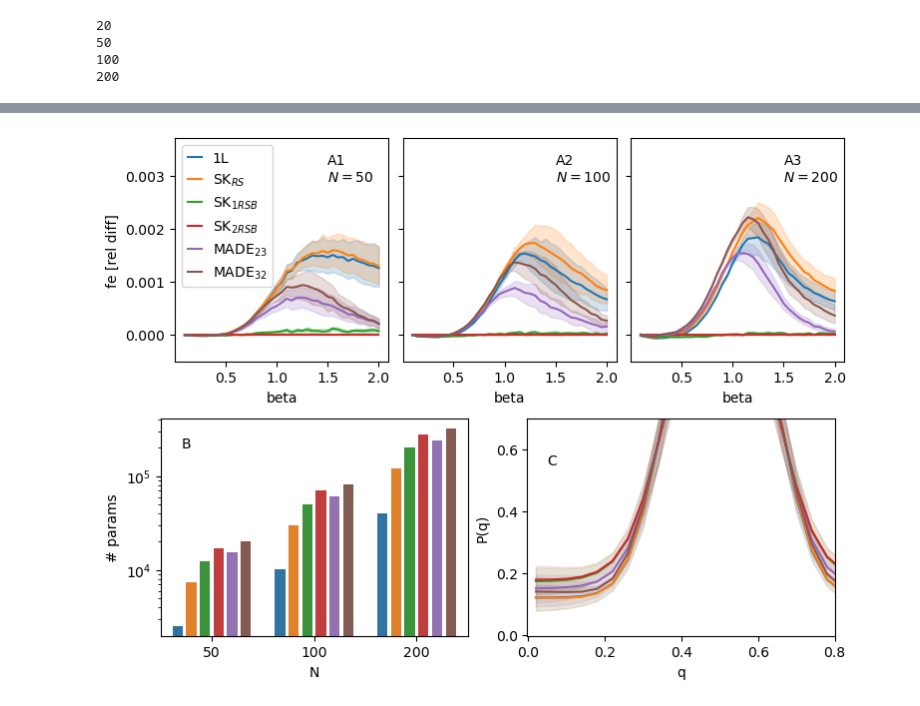
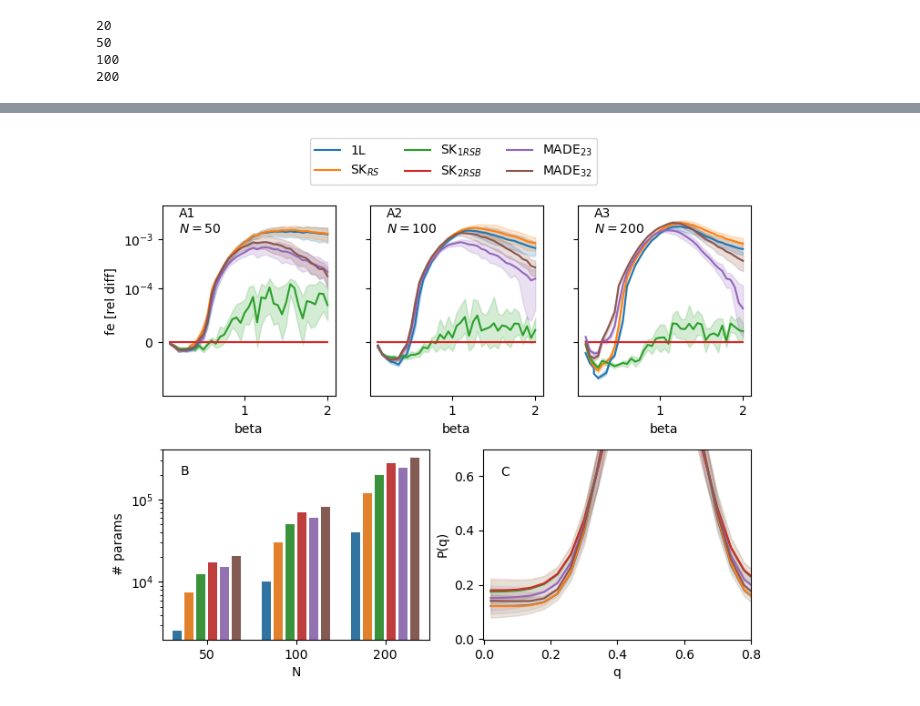
Before and after one commit to ocadni/h2arnn, a Jupyter notebook: results/SK/SK_plots.ipynb, the cells around one changed output, grey strips where cells are left out. Drawn from its saved outputs; the diff is of its cells as text; code cells hidden in the pictures.

```diff
--- a/results/SK/SK_plots.ipynb
+++ b/results/SK/SK_plots.ipynb
@@ -154,22 +158,26 @@ for N in Ns:
 import seaborn as sns
 import matplotlib.pyplot as plt
 
-Ns=[20, 50, 100, 200]
-fig, axs = plt.subplots(4,4, figsize=(20, 25), sharey="row")
+Ns = [20, 50, 100, 200]
+fig, axs = plt.subplots(4, 4, figsize=(20, 25), sharey="row")
 
 for i, N in enumerate(Ns):
     d_ = data[(data["N"] == N)]
-    sns.lineplot(data=d_, x="beta", y="err_fe", hue="net_spec", ax=axs[0][i], legend="full")
+    sns.lineplot(data=d_, x="beta", y="err_fe",
+                 hue="net_spec", ax=axs[0][i], legend="full")
 
 for i, N in enumerate(Ns):
     d_ = data[(data["N"] == N)]
-    sns.lineplot(data=d_, x="beta", y="err_fe_rel", hue="net_spec", ax=axs[1][i], legend="full")
+    sns.lineplot(data=d_, x="beta", y="err_fe_rel",
+                 hue="net_spec", ax=axs[1][i], legend="full")
 
 for i, N in enumerate(Ns):
     d_ = data[(data["N"] == N)]
-    sns.lineplot(data=d_, x="beta", y="free_energy_std", hue="net_spec", ax=axs[2][i], legend="full")
+    sns.lineplot(data=d_, x="beta", y="free_energy_std",
+                 hue="net_spec", ax=axs[2][i], legend="full")
 
 for i, N in enumerate(Ns):
     d_ = data[(data["N"] == N)]
-    sns.lineplot(data=d_, x="beta", y="free_energy_mean", hue="net_spec", ax=axs[3][i], legend="full")
+    sns.lineplot(data=d_, x="beta", y="free_energy_mean",
+                 hue="net_spec", ax=axs[3][i], legend="full")
 # %% [output]
@@ -205,38 +214,48 @@ gs = fig.add_gridspec(2, 1)
 gs00 = gs[0].subgridspec(1, 3)
 gs01 = gs[1].subgridspec(1, 2)
 
-to_pl_old=["SL", "SK_0rsb", "SK_1rsb", "SK_2rsb", "MADE_23", "MADE_32"]
+to_pl_old = ["SL", "SK_0rsb", "SK_1rsb", "SK_2rsb", "MADE_23", "MADE_32"]
 
-replacement = {'SL': '1L', "SK_0rsb": 'SK$_{RS}$', "SK_1rsb": 'SK$_{1RSB}$', "SK_2rsb": 'SK$_{2RSB}$', 'MADE_23': 'MADE$_{23}$', 'MADE_32': 'MADE$_{32}$'}
+replacement = {'SL': '1L', "SK_0rsb": 'SK$_{RS}$', "SK_1rsb": 'SK$_{1RSB}$',
+               "SK_2rsb": 'SK$_{2RSB}$', 'MADE_23': 'MADE$_{23}$', 'MADE_32': 'MADE$_{32}$'}
 
 to_plt = [replacement[key] for key in replacement]
 
 axs = [[], []]
-axs[0].append(fig.add_subplot(gs00[0,0]))
-axs[0].append(fig.add_subplot(gs00[0,1]))
-axs[0].append(fig.add_subplot(gs00[0,2]))
-axs[1].append(fig.add_subplot(gs01[0,0]))
-axs[1].append(fig.add_subplot(gs01[0,1]))
+axs[0].append(fig.add_subplot(gs00[0, 0]))
+axs[0].append(fig.add_subplot(gs00[0, 1]))
+axs[0].append(fig.add_subplot(gs00[0, 2]))
+axs[1].append(fig.add_subplot(gs01[0, 0]))
+axs[1].append(fig.add_subplot(gs01[0, 1]))
 data['net_spec'] = data['net_spec'].replace(replacement)
 data = data[data['net_spec'].isin(to_plt)]
-Ns=[50, 100, 200]
+Ns = [50, 100, 200]
 # N=10
 # #dd = data[N].rolling(5, on="beta").mean()
 # sns.lineplot(data=data[N], x="beta", y="err_fe", hue="net_spec", ax=axs[0][0])
+linthresh = 1e-4
+ylimp = 0.005
+ylimm = -0.0001
+
 for i, N in enumerate(Ns):
     d_ = data[(data["N"] == N)]
-    bb=sns.lineplot(data=d_, x="beta", y="err_fe_rel", hue="net_spec", ax=axs[0][i], legend="full", hue_order=to_plt)
+    bb = sns.lineplot(data=d_, x="beta", y="err_fe_rel",
+                      hue="net_spec", ax=axs[0][i], legend="full", hue_order=to_plt)
+    axs[0][i].set_yscale('symlog', linthresh=linthresh)
+    axs[0][i].set_ylim(ylimm, ylimp)
+
 
 dd_ = data[(data["N"] > 20)]
 aa = dd_.groupby(["N", "net_spec"]).mean().reset_index()
 aa["logN"] = np.log(aa["N"])
-#for N in Ns:
+# for N in Ns:
 #    aa[aa["N"]==N]["num_params"] = data[data["N"]==N]["num_params"] + N*N
-sns.barplot(data=aa, x="logN", y="num_params", hue="net_spec", ax=axs[1][0], hue_order=to_plt)
+sns.barplot(data=aa, x="logN", y="num_params",
+            hue="net_spec", ax=axs[1][0], hue_order=to_plt)
 change_width(axs[1][0], .1)
 axs[1][0].set_xticklabels(list(aa["N"].unique()))
-#axs[0][0].legend()
-#axs[0][0].legend().remove()
+# axs[0][0].legend()
+axs[0][0].legend().remove()
 axs[0][1].legend().remove()
 axs[0][2].legend().remove()
 axs[1][0].legend().remove()
@@ -246,9 +265,9 @@ axs[0][1].set_ylabel("")
 axs[0][2].set_ylabel("")
 axs[0][1].set_yticklabels("")
 axs[0][2].set_yticklabels("")
-axs[0][0].set_ylim(-0.0005, 0.0037)
-axs[0][1].set_ylim(-0.0005, 0.0037)
-axs[0][2].set_ylim(-0.0005, 0.0037)
+#axs[0][0].set_ylim(-0.0005, 0.0037)
+#axs[0][1].set_ylim(-0.0005, 0.0037)
+#axs[0][2].set_ylim(-0.0005, 0.0037)
 
 # axs[0][0].set_title(f"N={Ns[0]}")
 # axs[0][1].set_title(f"N={Ns[1]}")
@@ -257,45 +276,55 @@ axs[0][2].set_ylim(-0.0005, 0.0037)
 
 axs[1][0].set_ylabel("# params")
 axs[1][0].set_xticklabels(list(aa["N"].unique()))
 axs[1][0].set_yscale("log")
 axs[1][0].set_xlabel("N")
 
 # plot overlap
-beta=1.5
-N=200
+beta = 1.5
+N = 200
 binned_q = pd.read_csv("./data/overlaps.zip")
 colors = itertools.cycle(plt.rcParams['axes.prop_cycle'].by_key()['color'])
 
 # plot the histograms
 b_2 = int(len(binned_q["bins"])/2)
 x = binned_q["bins"][b_2:]
 
 for name in replacement.keys():
     y = (binned_q[name][:b_2].values + binned_q[name][b_2:].values)/2
     y_std = binned_q[name+"_std"].values/np.sqrt(10)
-    y_std = np.sqrt(np.power(y_std[:b_2],2) + np.power(y_std[b_2:],2))
+    y_std = np.sqrt(np.power(y_std[:b_2], 2) + np.power(y_std[b_2:], 2))
     color = next(colors)
-    axs[1][1].plot(x, y, color=color,label=replacement[name])
-    axs[1][1].fill_between(x, y - y_std/np.sqrt(10), y + y_std/np.sqrt(10), color=color, alpha=0.1)
+    axs[1][1].plot(x, y, color=color, label=replacement[name])
+    axs[1][1].fill_between(x, y - y_std/np.sqrt(10), y +
+                           y_std/np.sqrt(10), color=color, alpha=0.1)
 axs[1][1].set_xlabel("q")
 axs[1][1].set_ylabel("P(q)")
 axs[1][1].set_xlim(-0.002, 0.8)
 axs[1][1].set_ylim(-0.002, 0.7)
+handles, labels = axs[0][0].get_legend_handles_labels()
 
-axs[0][0].get_legend().set_title("net")
-axs[0][0].text(1.5, 0.0029, "A1\n$N=50$")
-axs[0][1].text(1.5, 0.0029, "A2\n$N=100$")
-axs[0][2].text(1.5, 0.0029, "A3\n$N=200$")
+# Add a unified legend at the desired position
+lgd = fig.legend(handles, labels, loc='upper center',
+                 ncol=3, bbox_to_anchor=(0.53, 1.12))
+
+# axs[0][0].get_legend().set_title("net")
+axs[0][0].text(0.2, 0.0014, "A1\n$N=50$")
+axs[0][1].text(0.2, 0.0014, "A2\n$N=100$")
+axs[0][2].text(0.2, 0.0014, "A3\n$N=200$")
 # axs[0][0].text(1.2, 0.0023, r"$N=50$")
 # axs[0][1].text(1.2, 0.0023, r"$N=100$")
 # axs[0][2].text(1.2, 0.0023, r"$N=200$")
 axs[1][0].text(-0.3, 2e+5, "B")
-axs[1][1].text(0.05, 0.55, "C")
+axs[1][1].text(0.05, 0.6, "C")
 
-axs[0][0].legend(handlelength=1,)
 
-#sns.move_legend(axs[1][0],(2.4,0.9))
-#plt.tight_layout()
-plt.savefig("../tex/img/SK_res.pdf")
+# axs[0][0].legend(handlelength=1,)
+
+# sns.move_legend(axs[1][0],(2.4,0.9))
+plt.tight_layout()
+plt.savefig("../tex/comphys_rev/img/SK_res.pdf",
+            bbox_extra_artists=(lgd, ), bbox_inches='tight')
+
+plt.show()
 # %% [output]
-[figure, old version]
+[figure, new version]
```
Also changed, not shown: parts of 8 cells of this notebook, 4 other files.
